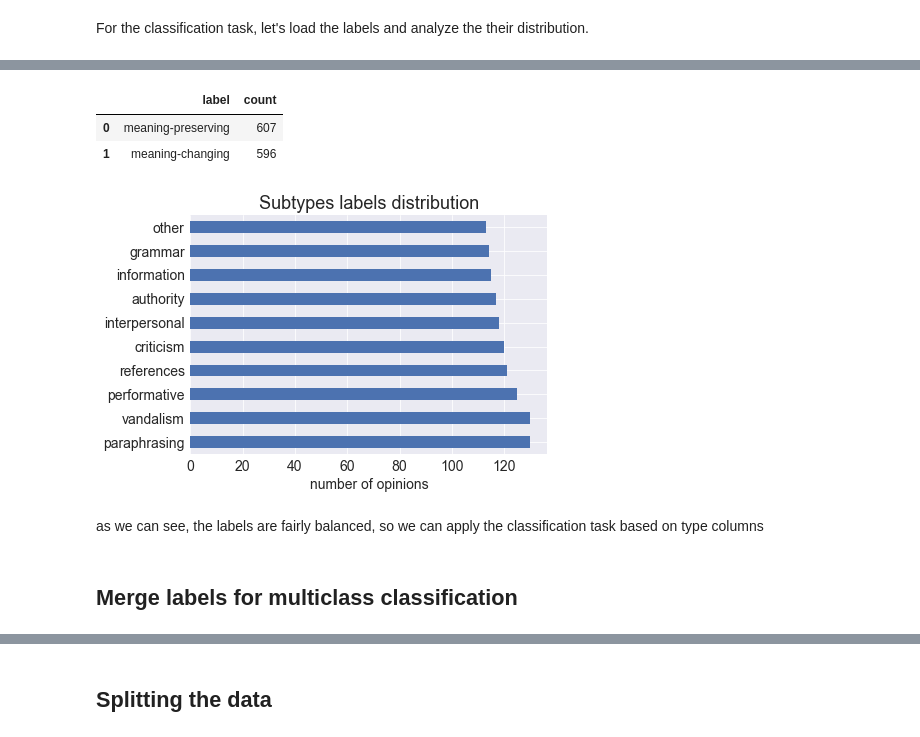
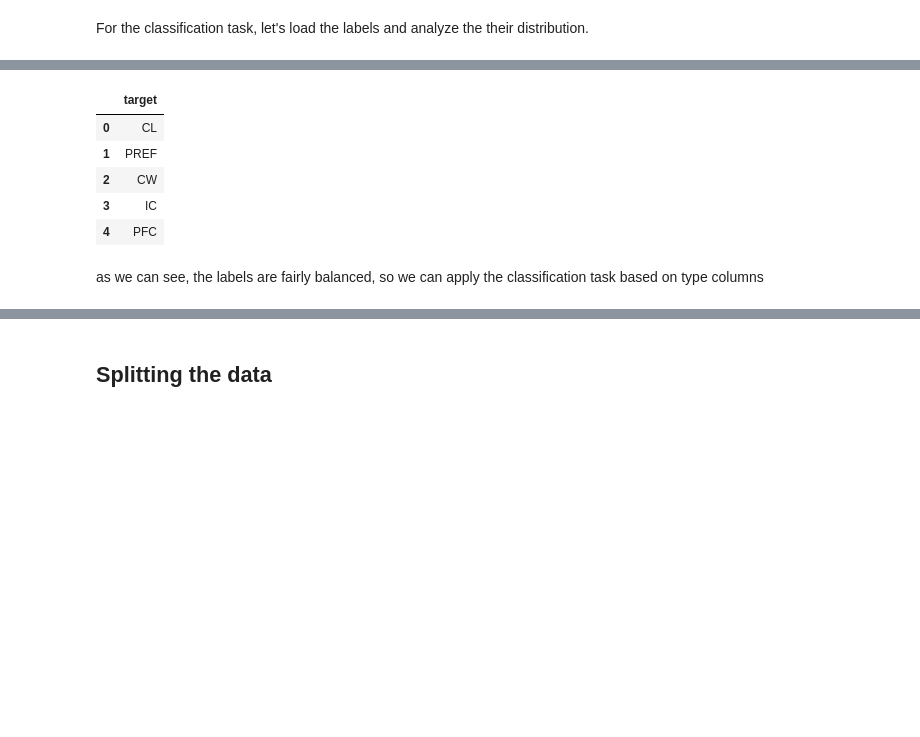
Before and after one commit to espol-cti/cwdiscussions, a Jupyter notebook: identify opinion types.ipynb, the cells around one changed output, grey strips where cells are left out. Drawn from its saved outputs; the diff is of its cells as text; code cells hidden in the pictures; blank space fills up the shorter version.

```diff
--- a/identify opinion types.ipynb
+++ b/identify opinion types.ipynb
@@ -205,6 +204,6 @@ much better! probably it will improve with steeming and lemmatization for the cl
 # %% [markdown]
 For the classification task, let's load the labels and analyze the their distribution.
 # %%
-labels_types = pd.read_csv('data/labes_types.csv')
-labels_types
+labels = pd.read_csv('data/labels.csv')
+labels.info()
 # %% [output]
@@ -229,25 +219,13 @@ labels_subtypes
-# %%
-types = ds.type.value_counts().sort_index().reset_index()
-labels_types_dict = labels_types.set_index('id', drop=True).T.to_dict('index')['description']
-types['label'] = types['index'].apply(lambda x: labels_types_dict[x])
-types.columns= ['id', 'count','label']
-types[['label','count']]
-# %% [output]
-|  | label | count |
-| 0 | meaning-preserving | 607 |
-| 1 | meaning-changing | 596 |
-# %%
-subtypes = ds.subtype.value_counts()
-subtypes.plot.barh()
-labels_subtypes_dict = labels_subtypes.set_index('id', drop=True).T.to_dict('index')['name']
-plt.yticks(subtypes.index.values, labels_subtypes.name.values)
-plt.xlabel('number of opinions')
-plt.title('Subtypes labels distribution')
-#plt.tight_layout()
-plt.savefig('output/subtypeslabelsdist.eps', format='eps')
-# %% [output]
-[figure, removed]
+# %%
+labels_dict = labels['Label'].to_dict()
+ds['target'] = ds.apply(lambda row: labels_dict[row['type']], 1)
+ds[['target']].head()
+# %% [output]
+|  | target |
+| 0 | CL |
+| 1 | PREF |
+| 2 | CW |
+| 3 | IC |
+| 4 | PFC |
 # %% [markdown]
 as we can see, the labels are fairly balanced, so we can apply the classification task based on type columns
-# %% [markdown]
-## Merge labels for multiclass classification
```
Also changed, not shown: parts of 13 cells of this notebook, 10 other files.
